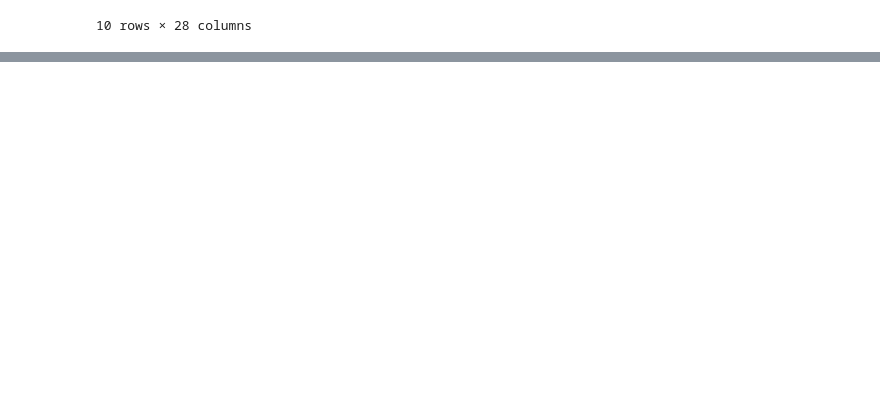
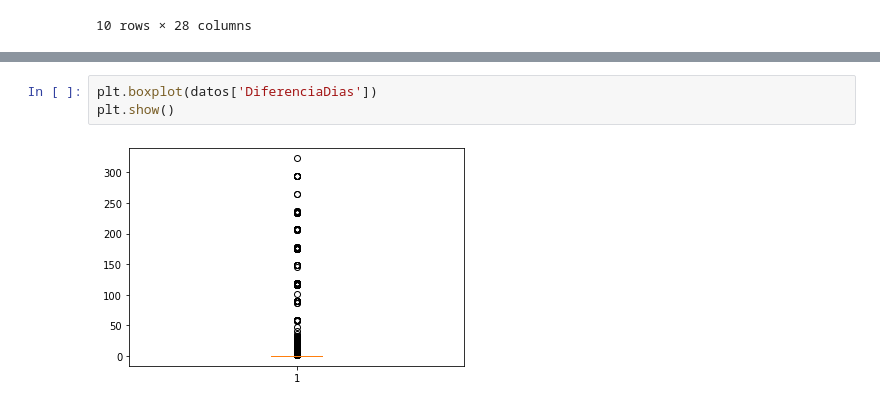
Before and after one commit to evillara2816/Veterinarios-Guau, a Jupyter notebook: Tienda_Guau.ipynb, the cells around one changed output, grey strips where cells are left out. Cells and saved outputs as stored; diff of their text form; blank space fills up the shorter version.

```diff
--- a/Tienda_Guau.ipynb
+++ b/Tienda_Guau.ipynb
@@ -171,0 +231,5 @@ Name: FechaPedido, dtype: datetime64[ns]
+# %%
+plt.boxplot(datos['DiferenciaDias'])
+plt.show()
+# %% [output]
+[figure, added]
```
Also changed, not shown: parts of 47 cells of this notebook.
